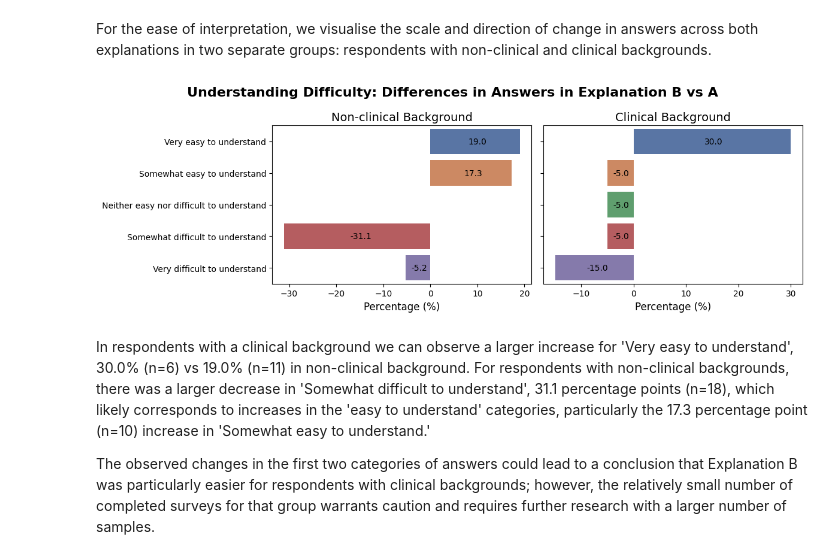
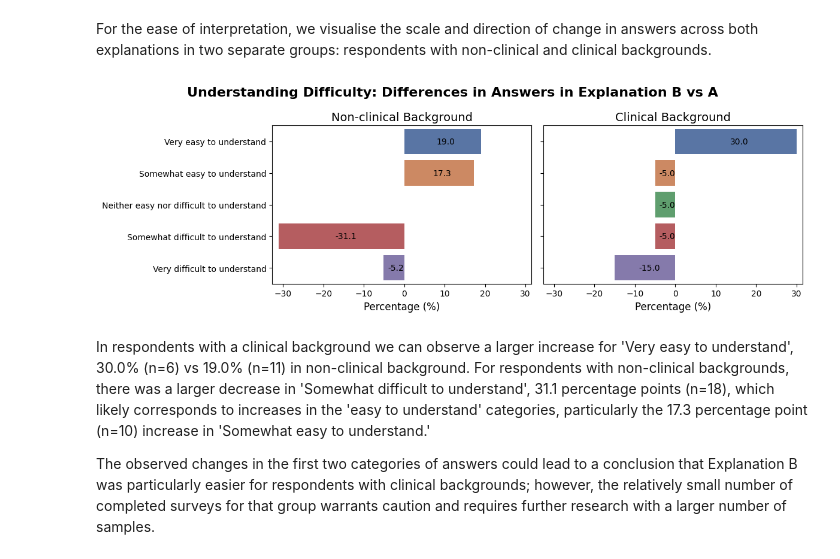
Before and after one commit to msc-ai-lab/thesis-project, a Jupyter notebook: notebooks/07_qualitative_analysis.ipynb, the cells around one changed output. Saved outputs shown, nothing was run; the diff lists cells and outputs as text; code cells hidden in the pictures.

Commit message:
consistent scaling for x-axis in all plots

```diff
--- a/notebooks/07_qualitative_analysis.ipynb
+++ b/notebooks/07_qualitative_analysis.ipynb
@@ -376,6 +376,9 @@ q5a_percentages = (q5a_counts / len(responses) * 100).round(1).reindex(index=ord
 q5b_counts = responses["Q5b"].value_counts()
 q5b_percentages = (q5b_counts / len(responses) * 100).round(1).reindex(index=order_q5, fill_value=0)
 
+# Establish the maximum percentage for consistent scaling on x-axis
+max_percentage = max(q5a_percentages.max(), q5b_percentages.max())
+
 # Plot side-by-side answers for Q5a and Q5b (Explanation A and Explanation B)
 fig, axes = plt.subplots(1, 2, figsize=(11, 4))
 fig.suptitle('Understanding Difficulty (All Backgrounds)', fontsize=16, fontweight='bold')
@@ -384,12 +387,14 @@ sns.barplot(y=q5a_percentages.index, x=q5a_percentages.values, hue=q5a_percentag
 axes[0].set_title('Explanation A', fontsize=14)
 axes[0].set_xlabel('Percentage (%)', fontsize=12)
 axes[0].set_ylabel('', fontsize=12)
+axes[0].set_xlim(0, max_percentage * 1.05)
 
 sns.barplot(y=q5b_percentages.index, x=q5b_percentages.values, hue=q5a_percentages.index, palette="deep", legend=False, ax=axes[1])
 axes[1].set_title('Explanation B', fontsize=14)
 axes[1].set_xlabel('Percentage (%)', fontsize=12)
 axes[1].set_ylabel('', fontsize=12)
 axes[1].set_yticklabels("")
+axes[1].set_xlim(0, max_percentage * 1.05)
 
 
 # Add percentage labels to the bars (with special treatment of small bars)
@@ -489,6 +494,9 @@ q5a_clin_percentages = (q5a_clin_counts / len(responses_clinical) * 100).round(1
 q5b_clin_counts = responses_clinical["Q5b"].value_counts()
 q5b_clin_percentages = (q5b_clin_counts / len(responses_clinical) * 100).round(1).reindex(index=order_q5, fill_value=0)
 
+# Establish the maximum percentage for consistent scaling on x-axis
+max_percentage = max(q5a_noncl_percentages.max(), q5b_noncl_percentages.max())
+
 # Plot side-by-side answers for Q5a and Q5b (Explanation A and Explanation B)
 fig, axes = plt.subplots(1, 2, figsize=(12, 4))
 fig.suptitle('Understanding Difficulty (Non-clinical Background)', fontsize=16, fontweight='bold')
@@ -497,12 +505,14 @@ sns.barplot(y=q5a_noncl_percentages.index, x=q5a_noncl_percentages.values, hue=q
 axes[0].set_title('Explanation A', fontsize=14)
 axes[0].set_xlabel('Percentage (%)', fontsize=12)
 axes[0].set_ylabel('', fontsize=12)
+axes[0].set_xlim(0, max_percentage * 1.05)
 
 sns.barplot(y=q5b_noncl_percentages.index, x=q5b_noncl_percentages.values, hue=q5b_noncl_percentages.index, palette="deep", legend=False, ax=axes[1])
 axes[1].set_title('Explanation B', fontsize=14)
 axes[1].set_xlabel('Percentage (%)', fontsize=12)
 axes[1].set_ylabel('', fontsize=12)
 axes[1].set_yticklabels("")
+axes[1].set_xlim(0, max_percentage * 1.05)
 
 # Add percentage labels to the bars
 for i, v in enumerate(q5a_noncl_percentages.values):
@@ -567,6 +577,9 @@ For respondents with non-clinical background, the proportion of catergories seen
 
 With mean score difference (0.97) and considering the statistical test (*p*-value: 7.30e-06) we can confirm the improvement in understandibility brought by Explanation B is statistically significant in the non-clinical respondents group.
 # %%
+# Establish the maximum percentage for consistent scaling on x-axis
+max_percentage = max(q5a_clin_percentages.max(), q5b_clin_percentages.max())
+
 # Plot side-by-side answers for Q5a and Q5b (Explanation A and Explanation B)
 fig, axes = plt.subplots(1, 2, figsize=(12, 4))
 fig.suptitle('Understanding Difficulty (Clinical Background)', fontsize=16, fontweight='bold')
@@ -575,12 +588,14 @@ sns.barplot(y=q5a_clin_percentages.index, x=q5a_clin_percentages.values, hue=q5a
 axes[0].set_title('Explanation A', fontsize=14)
 axes[0].set_xlabel('Percentage (%)', fontsize=12)
 axes[0].set_ylabel('', fontsize=12)
+axes[0].set_xlim(0, max_percentage * 1.05)
 
 sns.barplot(y=q5b_clin_percentages.index, x=q5b_clin_percentages.values, hue=q5b_clin_percentages.index, palette="deep", legend=False, ax=axes[1])
 axes[1].set_title('Explanation B', fontsize=14)
 axes[1].set_xlabel('Percentage (%)', fontsize=12)
 axes[1].set_ylabel('', fontsize=12)
 axes[1].set_yticklabels("")
+axes[1].set_xlim(0, max_percentage * 1.05)
 
 # Add percentage labels to the bars
 for i, v in enumerate(q5a_clin_percentages.values):
@@ -654,36 +669,42 @@ q5b_noncl_difference = q5b_noncl_percentages - q5a_noncl_percentages
 
 # Calculate the difference in percentages for clinical respondents
 q5b_clin_difference = q5b_clin_percentages - q5a_clin_percentages
+
+# Establish max and min values for the x-axis scaling
+min_difference = min(q5b_noncl_difference.min(), q5b_clin_difference.min())
+max_difference = max(q5b_noncl_difference.max(), q5b_clin_difference.max())
 
 # Plot side-by-side the differences in answers for both groups
 fig, axes = plt.subplots(1, 2, figsize=(12, 4))
 fig.suptitle('Understanding Difficulty: Differences in Answers in Explanation B vs A', fontsize=16, fontweight='bold')
 
 sns.barplot(y=q5b_noncl_difference.index, x=q5b_noncl_difference.values, hue=q5b_noncl_difference.index, palette="deep", legend=False, ax=axes[0])
 axes[0].set_title('Non-clinical Background', fontsize=14)
 axes[0].set_xlabel('Percentage (%)', fontsize=12)
 axes[0].set_ylabel('', fontsize=12)
+axes[0].set_xlim(min_difference * 1.05, max_difference * 1.05)
 
 sns.barplot(y=q5b_clin_difference.index, x=q5b_clin_difference.values, hue=q5b_clin_difference.index, palette="deep", legend=False, ax=axes[1])
 axes[1].set_title('Clinical Background', fontsize=14)
 axes[1].set_xlabel('Percentage (%)', fontsize=12)
 axes[1].set_ylabel('', fontsize=12)
 axes[1].set_yticklabels("")
+axes[1].set_xlim(min_difference * 1.05, max_difference * 1.05)
 
 # Add percentage labels to the bars
 for i, v in enumerate(q5b_noncl_difference.values):
     if v == 0:
         continue
     else:
         axes[0].text(v/2 - 1.5, i, f'{v:.1f}', va='center', fontsize=10)
 
 for i, v in enumerate(q5b_clin_difference.values):
         axes[1].text(v/2 - 1.5, i, f'{v:.1f}', va='center', fontsize=10)
 
 plt.tight_layout()
 plt.show()
 # %% [output]
-[figure, old version]
+[figure, new version]
 # %% [markdown]
 In respondents with a clinical background we can observe a larger increase for 'Very easy to understand', 30.0% (n=6) vs 19.0% (n=11) in non-clinical background. For respondents with non-clinical backgrounds, there was a larger decrease in 'Somewhat difficult to understand', 31.1 percentage points (n=18), which likely corresponds to increases in the 'easy to understand' categories, particularly the 17.3 percentage point (n=10) increase in 'Somewhat easy to understand.'
 
```
Also changed, not shown: parts of 8 cells of this notebook.
